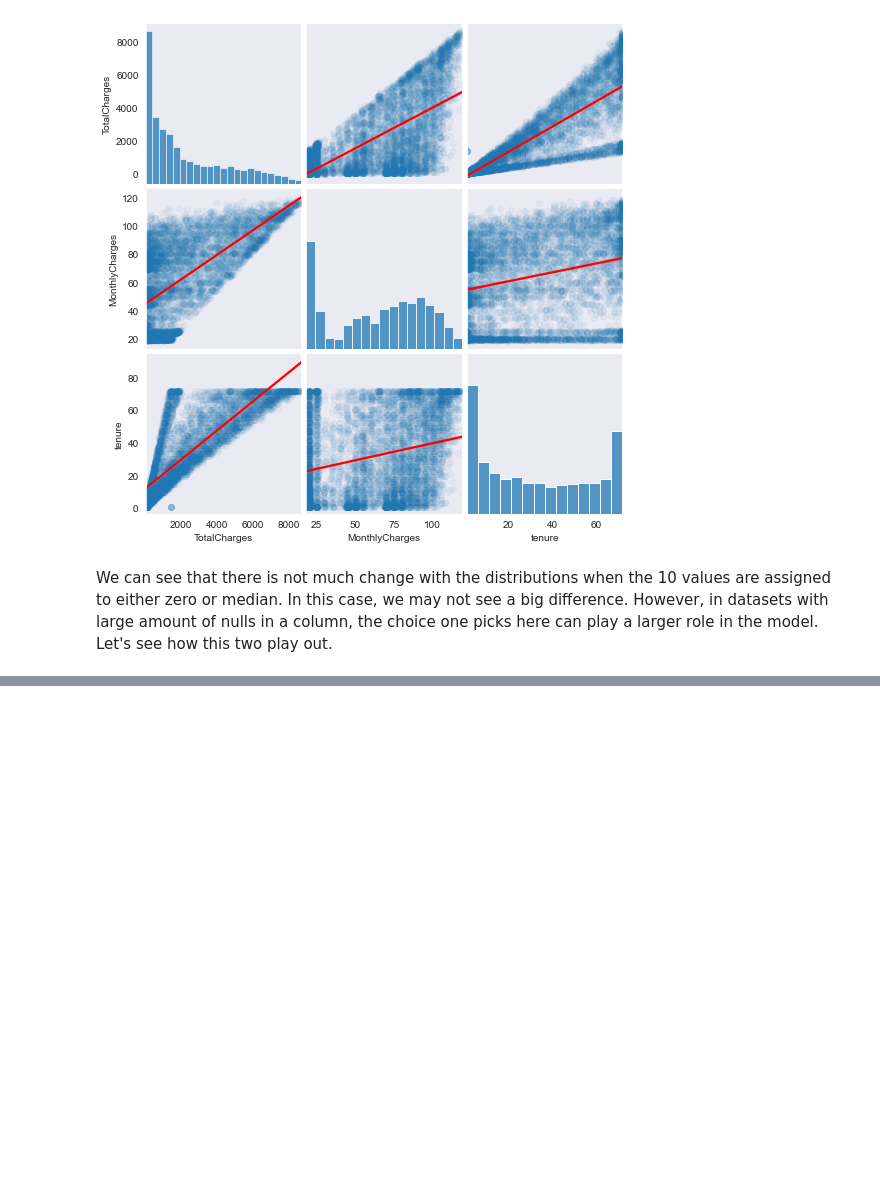
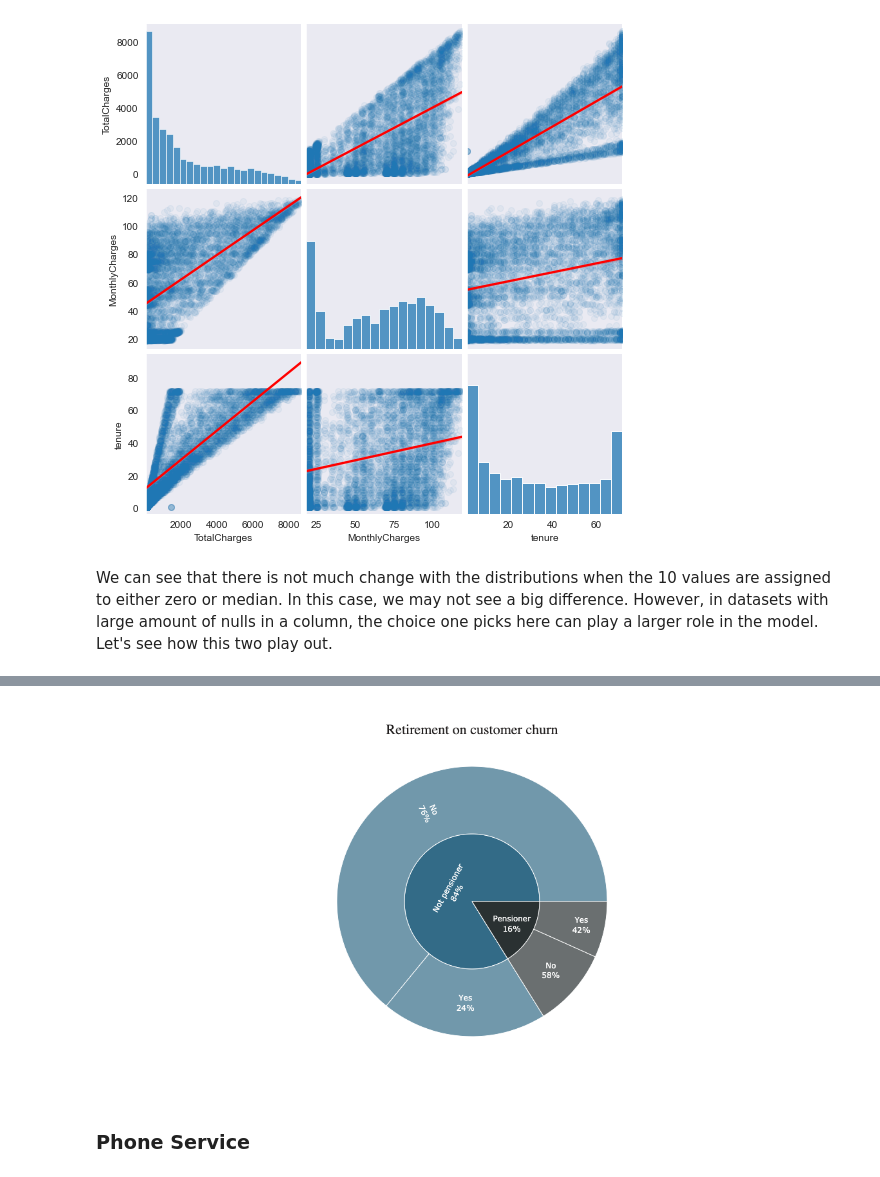
Before and after one commit to dwsmith1983/teleco_churn_kaggle, a Jupyter notebook: Teleco_Churn_Kaggle.ipynb, the cells around one changed output, grey strips where cells are left out. Cells and saved outputs as stored; diff of their text form; code cells hidden in the pictures; blank space fills up the shorter version.

```diff
--- a/Teleco_Churn_Kaggle.ipynb
+++ b/Teleco_Churn_Kaggle.ipynb
@@ -382,0 +461,22 @@ We can see that there is not much change with the distributions when the 10 valu
+# %%
+fig = px.sunburst(senior,
+                  path=['SeniorCitizen', 'Churn'],
+                  values='count',
+                  color='SeniorCitizen',
+                  title = 'Retirement on customer churn',
+                  color_discrete_map={'Not pensioner': '#336B87', 'Pensioner': '#2A3132'},
+                  width=600,
+                  height=600
+                 )
+fig.update_layout(plot_bgcolor='white',
+                  title_font_family='Calibri Black',
+                  title_font_color='#221f1f',
+                  title_font_size=22,
+                  title_x=0.5
+                 )
+fig.update_traces(textinfo='label + percent parent')
+fig.show()
+# %% [output]
+[figure, added]
+# %% [markdown]
+### Phone Service
```
Also changed, not shown: parts of 13 cells of this notebook.
